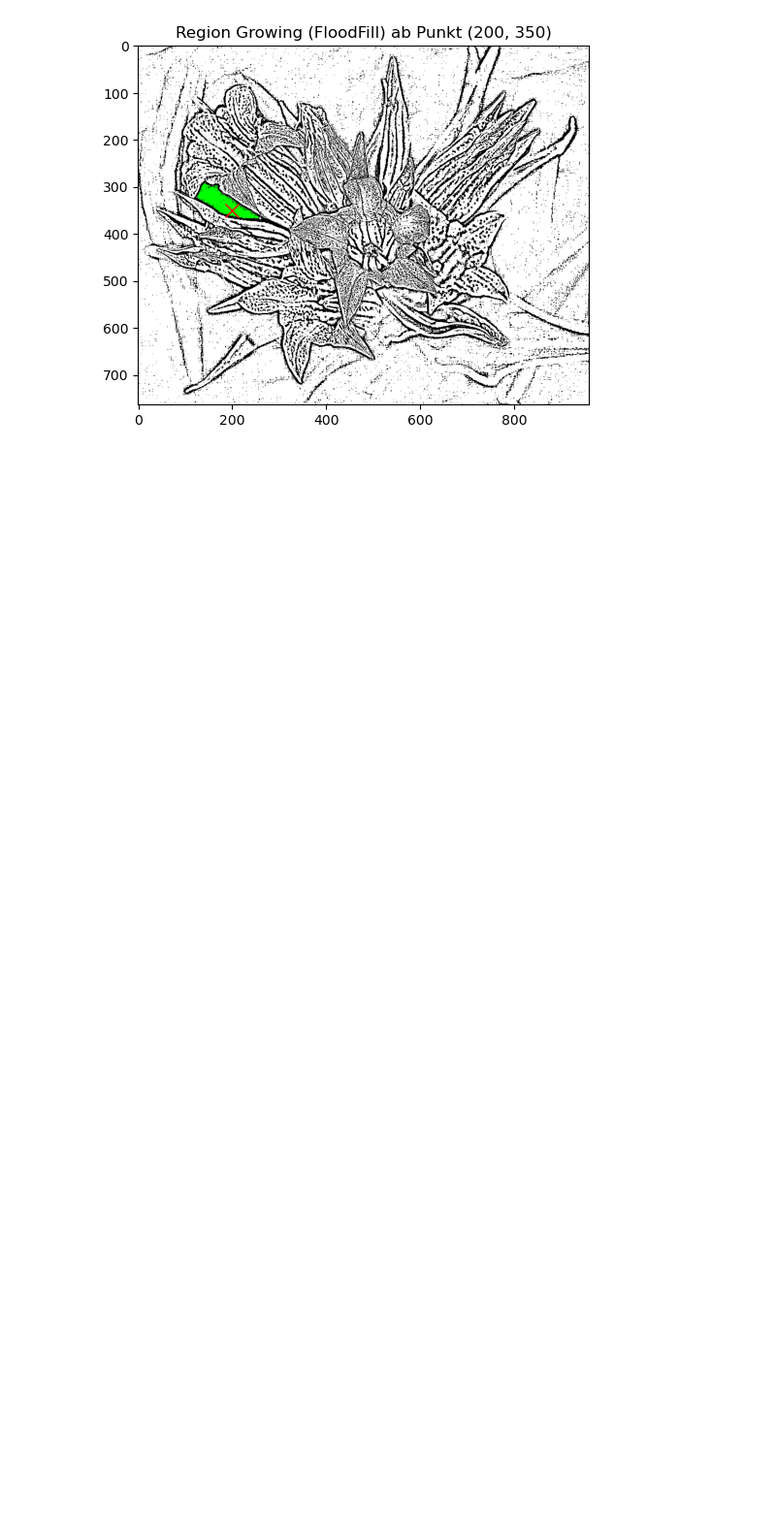
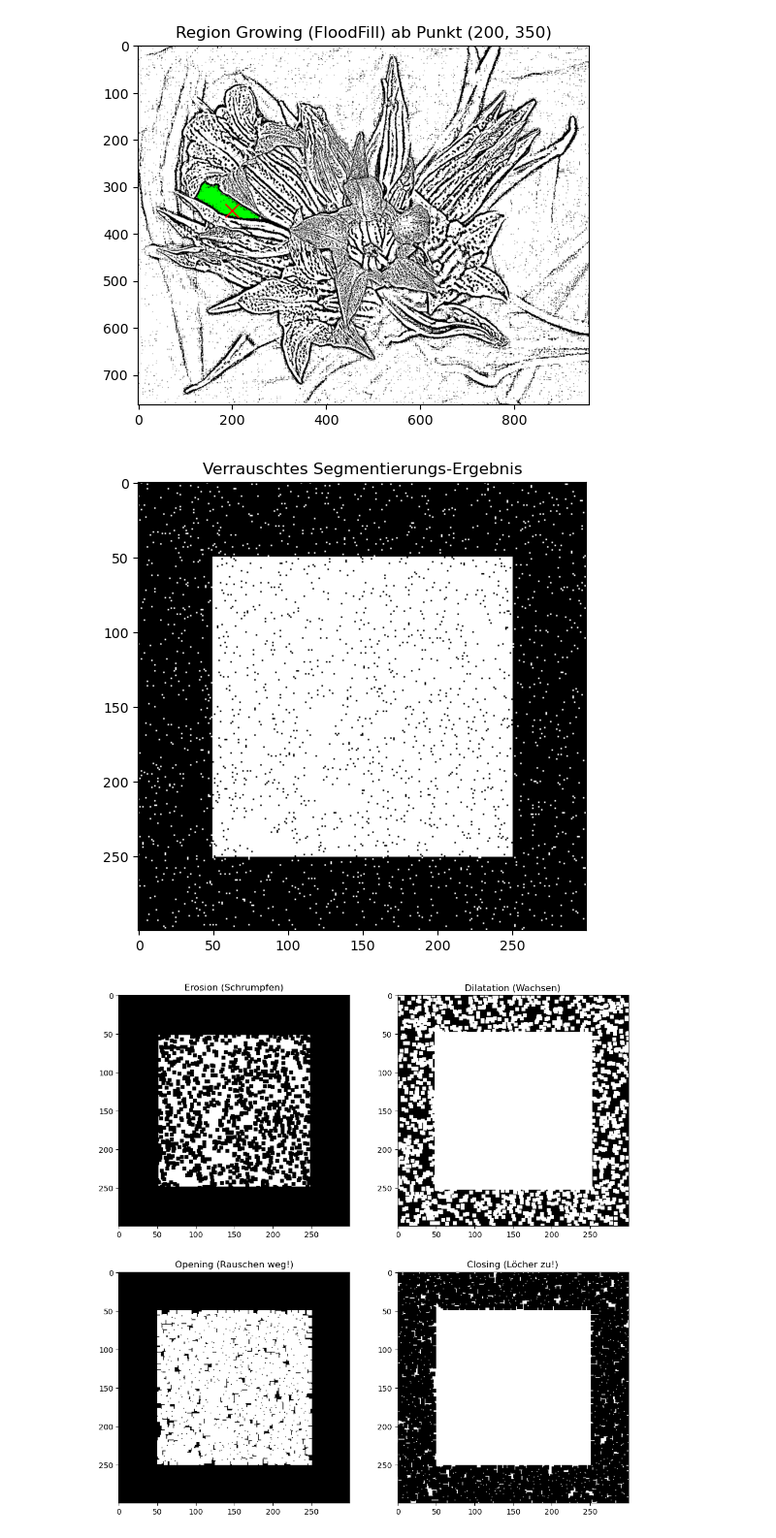
Before and after one commit to alexposekany/ComputerVision, a Jupyter notebook: Beispiel2_Segmentierung.ipynb, the cells around one changed output. Shown at 97% size. Drawn from its saved outputs; the diff is of its cells as text; code cells hidden in the pictures; blank space fills up the shorter version.

```diff
--- a/Beispiel2_Segmentierung.ipynb
+++ b/Beispiel2_Segmentierung.ipynb
@@ -116,3 +123,56 @@ plt.show()
 ## Region Growing vs. Thresholding:
 # Erklären Sie, dass Thresholding keine räumliche Information nutzt (Pixel 100 und Pixel 10000 werden gleich behandelt).
 # Region Growing hingegen nutzt die räumliche Nachbarschaft.
+# %%
+# Morphologische Operationen (Aufräumen)
+
+# Szenario: Unsere Segmentierung (z.B. Canny oder Threshold) ist "schmutzig".
+# Wir wollen Rauschen entfernen und Lücken schließen.
+
+# Wir erzeugen ein verrauschtes Binärbild zum Testen
+# Ein weißes Rechteck auf schwarzem Grund mit "Salz und Pfeffer" Rauschen
+noisy_img = np.zeros((300, 300), dtype="uint8")
+cv2.rectangle(noisy_img, (50, 50), (250, 250), 255, -1) # Das Objekt
+
+# Rauschen hinzufügen (Weiße Punkte im Hintergrund, Schwarze Punkte im Objekt)
+noise = np.random.randint(0, 2, (300, 300)) * 255
+mask_noise = np.random.rand(300, 300) > 0.95 # 5% Rauschen
+noisy_img[mask_noise] = noise[mask_noise]
+
+plt.figure(figsize=(6,6))
+plt.imshow(noisy_img, cmap='gray')
+plt.title("Verrauschtes Segmentierungs-Ergebnis")
+plt.show()
+
+# Definition des Kernels (Strukturelement)
+# Ein 5x5 Quadrat aus Einsen
+kernel = np.ones((5,5), np.uint8)
+
+# 1. Erosion (Rauschen entfernen, aber Objekt schrumpft)
+erosion = cv2.erode(noisy_img, kernel, iterations=1)
+
+# 2. Dilatation (Löcher stopfen, aber Rauschen wächst)
+dilation = cv2.dilate(noisy_img, kernel, iterations=1)
+
+# 3. Opening (Erosion -> Dilatation)
+# Der Goldstandard um weiße Punkte im Hintergrund zu entfernen!
+opening = cv2.morphologyEx(noisy_img, cv2.MORPH_OPEN, kernel)
+
+# 4. Closing (Dilatation -> Erosion)
+# Der Goldstandard um schwarze Löcher im Objekt zu schließen!
+closing = cv2.morphologyEx(noisy_img, cv2.MORPH_CLOSE, kernel)
+
+# Darstellung
+plt.figure(figsize=(12, 12))
+plt.subplot(2, 2, 1); plt.imshow(erosion, cmap='gray'); plt.title("Erosion (Schrumpfen)")
+plt.subplot(2, 2, 2); plt.imshow(dilation, cmap='gray'); plt.title("Dilatation (Wachsen)")
+plt.subplot(2, 2, 3); plt.imshow(opening, cmap='gray'); plt.title("Opening (Rauschen weg!)")
+plt.subplot(2, 2, 4); plt.imshow(closing, cmap='gray'); plt.title("Closing (Löcher zu!)")
+plt.show()
+
+# LERNZIEL:
+# Opening eignet sich perfekt, um kleine Störungen im Hintergrund zu löschen.
+# Closing eignet sich perfekt, um ein Objekt "kompakt" zu machen.
+# %% [output]
+[figure, added]
+[figure, added]
```
Also changed, not shown: parts of 1 cell of this notebook.
